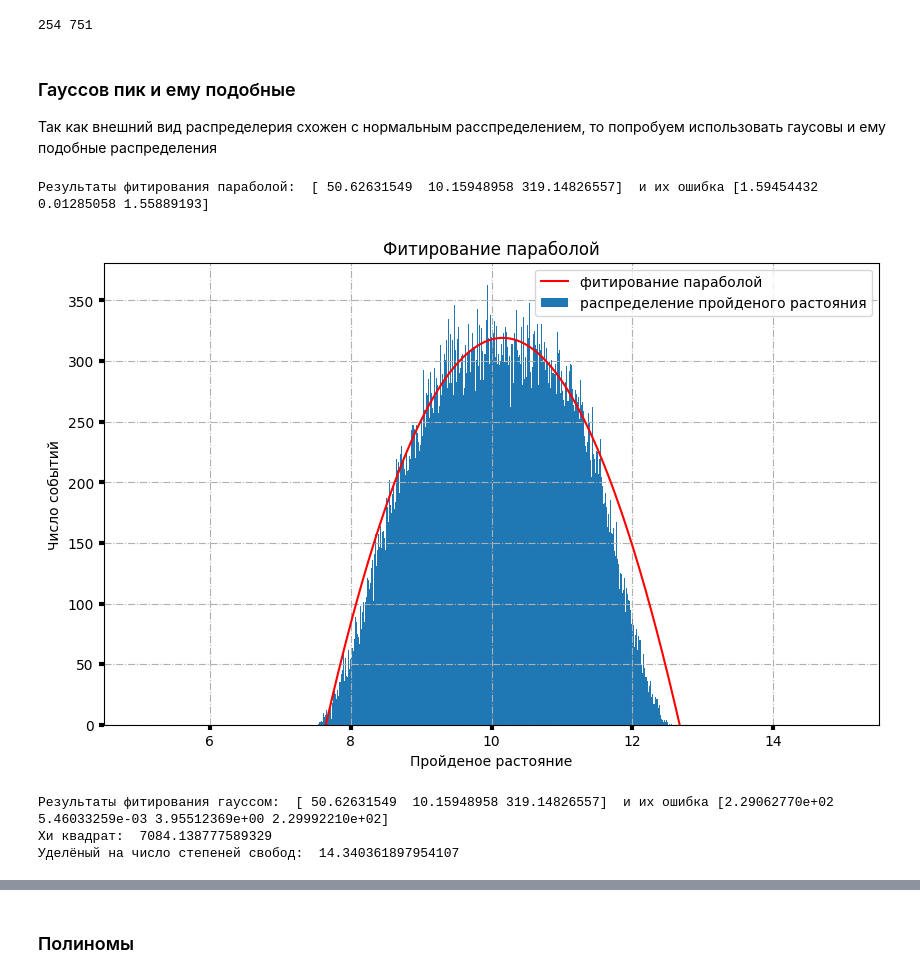
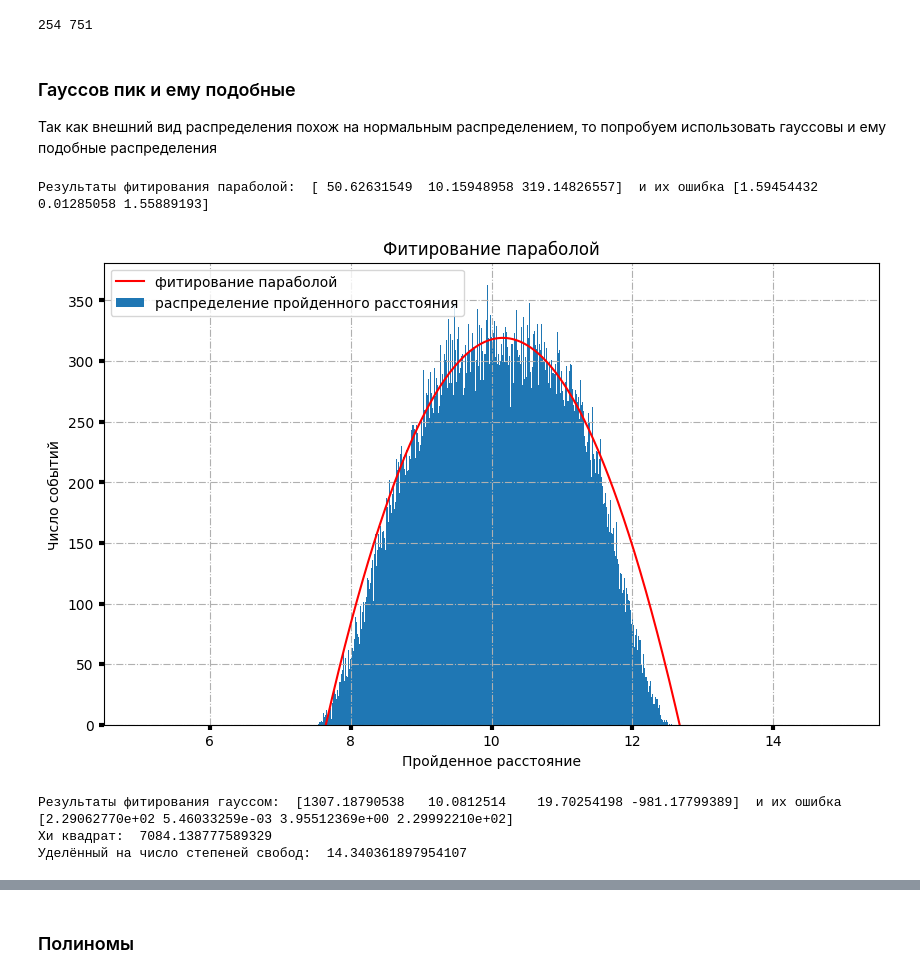
Before and after one commit to AleksandrYushin/Danss-netrino, a Jupyter notebook: Danss.ipynb, the cells around one changed output, grey strips where cells are left out. Cells and saved outputs as stored; diff of their text form; code cells hidden in the pictures.

```diff
--- a/Danss.ipynb
+++ b/Danss.ipynb
@@ -162,7 +162,7 @@ print(i_min, i_max)
 254 751
 # %% [markdown]
 ### Гауссов пик и ему подобные
-Так как внешний вид распределерия схожен с нормальным расспределением, то попробуем использовать гаусовы и ему подобные распределения
+Так как внешний вид распределения похож на нормальным распределением, то попробуем использовать гауссовы и ему подобные распределения
 # %%
 #Пробная функция - квадратичная
 def parab(x, a, b, c):
@@ -175,24 +175,24 @@ print("Результаты фитирования параболой: ", args_p
 # %%
 x = []
 y = []
 for i in range(len(l)):
     if parab(l[i], args_p[0], args_p[1], args_p[2]) > 0:
       x.append(l[i])
       y.append(parab(l[i], args_p[0], args_p[1], args_p[2]))
 
 fig, ax = plt.subplots(figsize=(10, 6))
 ax.set_title('Фитирование параболой')
-ax.set_xlabel('Пройденое растояние')
+ax.set_xlabel('Пройденное расстояние')
 ax.set_ylabel('Число событий')
 ax.grid(True, linestyle='-.')
 ax.tick_params(labelsize='medium', width=3)
 
-ax.bar(l, data, linewidth = 1., width = err, label = "распределение пройденого растояния")
+ax.bar(l, data, linewidth = 1., width = err, label = "распределение пройденного расстояния")
 ax.plot(x, y, color='r', label = "фитирование параболой")
 ax.legend()
 pyplot.show()
 # %% [output]
-[figure, old version]
+[figure, new version]
 # %%
 #Фитирование гаусовым пиком
 def gauss(x, a, b, c, d):
@@ -208,13 +208,13 @@ for i in range(i_min, i_max):
         chisq += (data[i] - gauss(l[i], *args))**2/ data[i]
     else:
         chisq += (data[i] - gauss(l[i], *args))**2
-print("Результаты фитирования гауссом: ", args_p, " и их ошибка", perr)
+print("Результаты фитирования гауссом: ", args, " и их ошибка", perr)
 print("Хи квадрат: ",chisq)
-print("Уделёный на число степеней свобод: ", chisq/(i_max - i_min - 3))
+print("Уделённый на число степеней свобод: ", chisq/(i_max - i_min - 3))
 # %% [output]
-Результаты фитирования гауссом:  [ 50.62631549  10.15948958 319.14826557]  и их ошибка [2.29062770e+02 5.46033259e-03 3.95512369e+00 2.29992210e+02]
+Результаты фитирования гауссом:  [1307.18790538   10.0812514    19.70254198 -981.17799389]  и их ошибка [2.29062770e+02 5.46033259e-03 3.95512369e+00 2.29992210e+02]
 Хи квадрат:  7084.138777589329
-Уделёный на число степеней свобод:  14.340361897954107
+Уделённый на число степеней свобод:  14.340361897954107
 # %%
 xx = []
 yy = []
```
Also changed, not shown: parts of 12 cells of this notebook, 1 other file.
